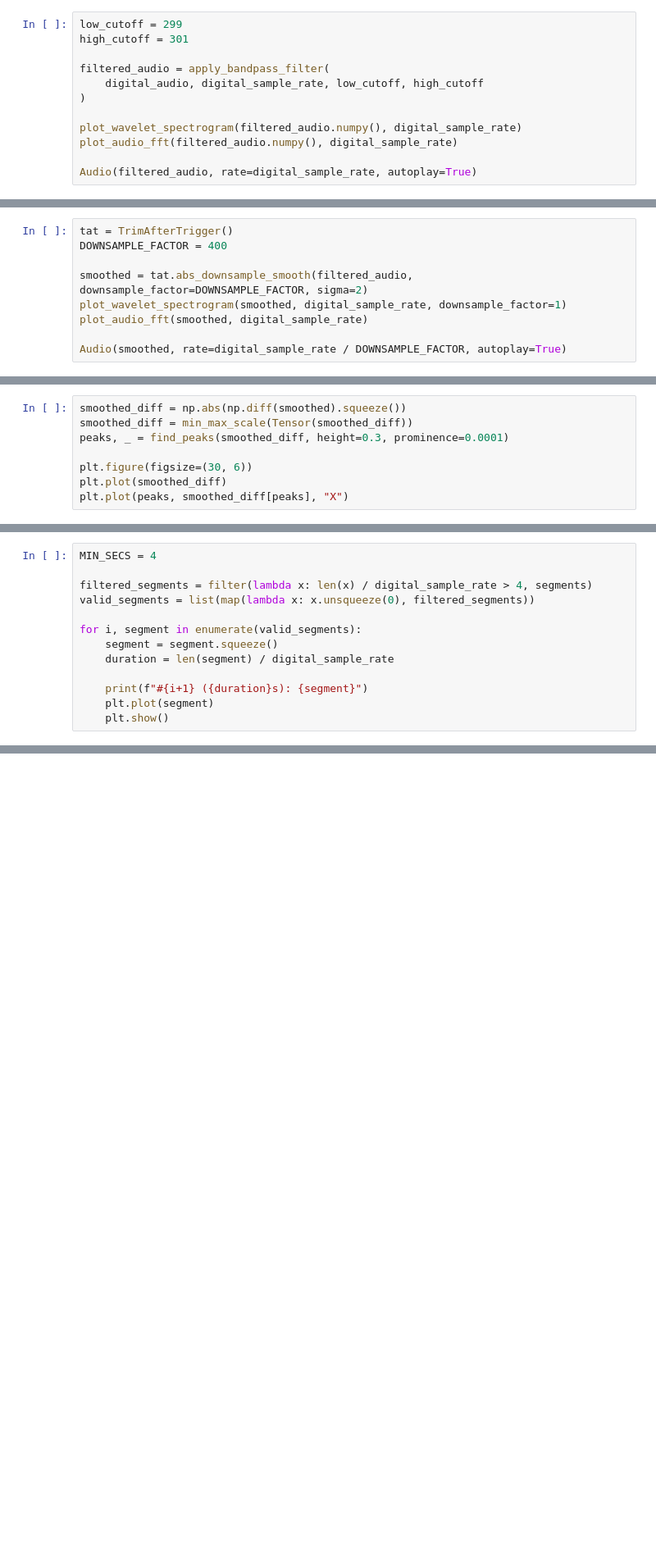
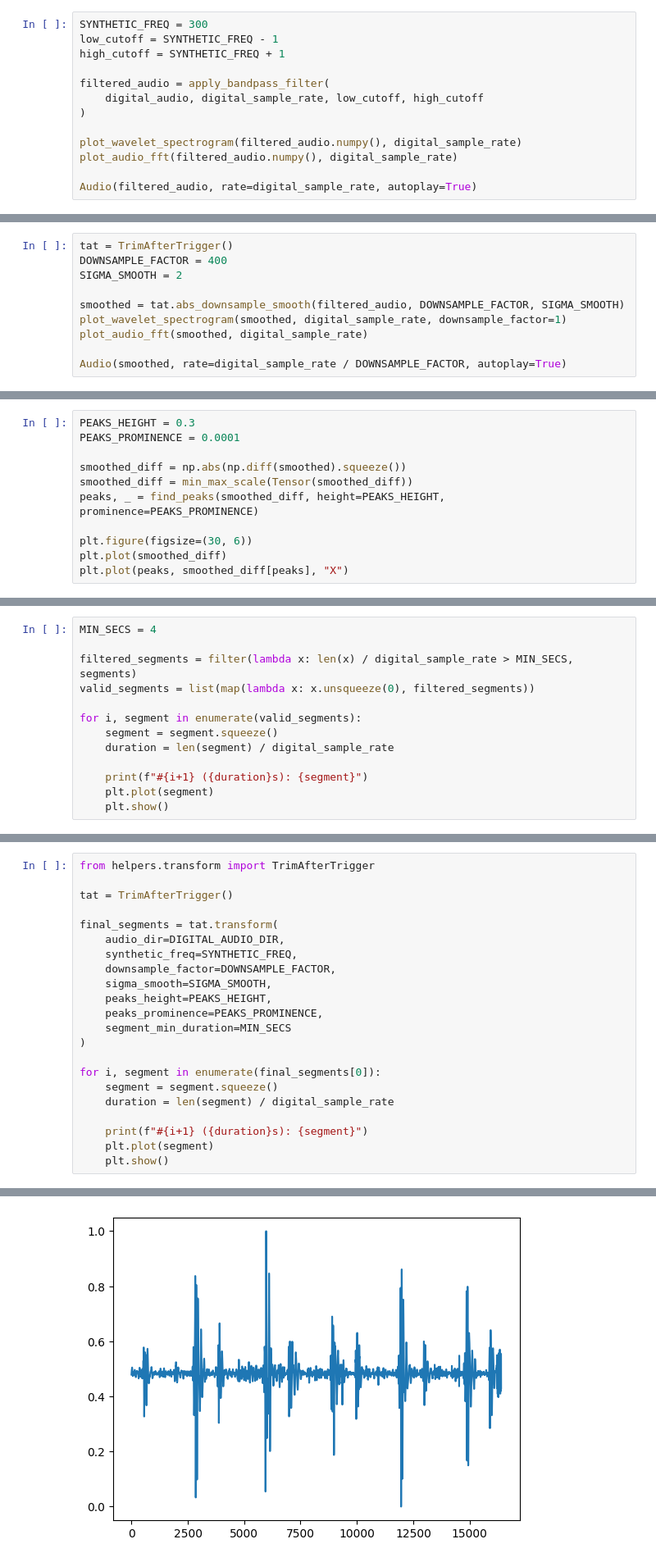
Before and after one commit to Afroefras/coratech, a Jupyter notebook: notebooks/trigger_notification.ipynb, the cells around one changed output, grey strips where cells are left out. Shown at 82% size. Saved outputs shown, nothing was run; the diff lists cells and outputs as text; blank space fills up the shorter version.

Commit message:
All the split process wrapped in one function: TrimAfterTrigger().transform(...)

```diff
--- a/notebooks/trigger_notification.ipynb
+++ b/notebooks/trigger_notification.ipynb
@@ -31,8 +31,9 @@ Sample rate:  4000
 # %% [markdown]
 # Focus on synthetic frequency
 # %%
-low_cutoff = 299
-high_cutoff = 301
+SYNTHETIC_FREQ = 300
+low_cutoff = SYNTHETIC_FREQ - 1
+high_cutoff = SYNTHETIC_FREQ + 1
 
 filtered_audio = apply_bandpass_filter(
     digital_audio, digital_sample_rate, low_cutoff, high_cutoff
@@ -51,8 +52,9 @@ Audio(filtered_audio, rate=digital_sample_rate, autoplay=True)
 # %%
 tat = TrimAfterTrigger()
 DOWNSAMPLE_FACTOR = 400
+SIGMA_SMOOTH = 2
 
-smoothed = tat.abs_downsample_smooth(filtered_audio, downsample_factor=DOWNSAMPLE_FACTOR, sigma=2)
+smoothed = tat.abs_downsample_smooth(filtered_audio, DOWNSAMPLE_FACTOR, SIGMA_SMOOTH)
 plot_wavelet_spectrogram(smoothed, digital_sample_rate, downsample_factor=1)
 plot_audio_fft(smoothed, digital_sample_rate)
 
@@ -64,9 +66,12 @@ Audio(smoothed, rate=digital_sample_rate / DOWNSAMPLE_FACTOR, autoplay=True)
 # %% [markdown]
 # Find peaks where signal changes
 # %%
+PEAKS_HEIGHT = 0.3
+PEAKS_PROMINENCE = 0.0001
+
 smoothed_diff = np.abs(np.diff(smoothed).squeeze())
 smoothed_diff = min_max_scale(Tensor(smoothed_diff))
-peaks, _ = find_peaks(smoothed_diff, height=0.3, prominence=0.0001)
+peaks, _ = find_peaks(smoothed_diff, height=PEAKS_HEIGHT, prominence=PEAKS_PROMINENCE)
 
 plt.figure(figsize=(30, 6))
 plt.plot(smoothed_diff)
@@ -110,7 +119,7 @@ for i, segment in enumerate(segments):
 # %%
 MIN_SECS = 4
 
-filtered_segments = filter(lambda x: len(x) / digital_sample_rate > 4, segments)
+filtered_segments = filter(lambda x: len(x) / digital_sample_rate > MIN_SECS, segments)
 valid_segments = list(map(lambda x: x.unsqueeze(0), filtered_segments))
 
 for i, segment in enumerate(valid_segments):
@@ -128,0 +140,23 @@ for i, segment in enumerate(valid_segments):
+# %%
+from helpers.transform import TrimAfterTrigger
+
+tat = TrimAfterTrigger()
+
+final_segments = tat.transform(
+    audio_dir=DIGITAL_AUDIO_DIR,
+    synthetic_freq=SYNTHETIC_FREQ,
+    downsample_factor=DOWNSAMPLE_FACTOR,
+    sigma_smooth=SIGMA_SMOOTH,
+    peaks_height=PEAKS_HEIGHT,
+    peaks_prominence=PEAKS_PROMINENCE,
+    segment_min_duration=MIN_SECS
+)
+
+for i, segment in enumerate(final_segments[0]):
+    segment = segment.squeeze()
+    duration = len(segment) / digital_sample_rate
+
+    print(f"#{i+1} ({duration}s): {segment}")
+    plt.plot(segment)
+    plt.show()
+# %% [output]
@@ -128,0 +164 @@ for i, segment in enumerate(valid_segments):
+[figure, added]
```
Also changed, not shown: parts of 3 cells of this notebook, 1 other file.
